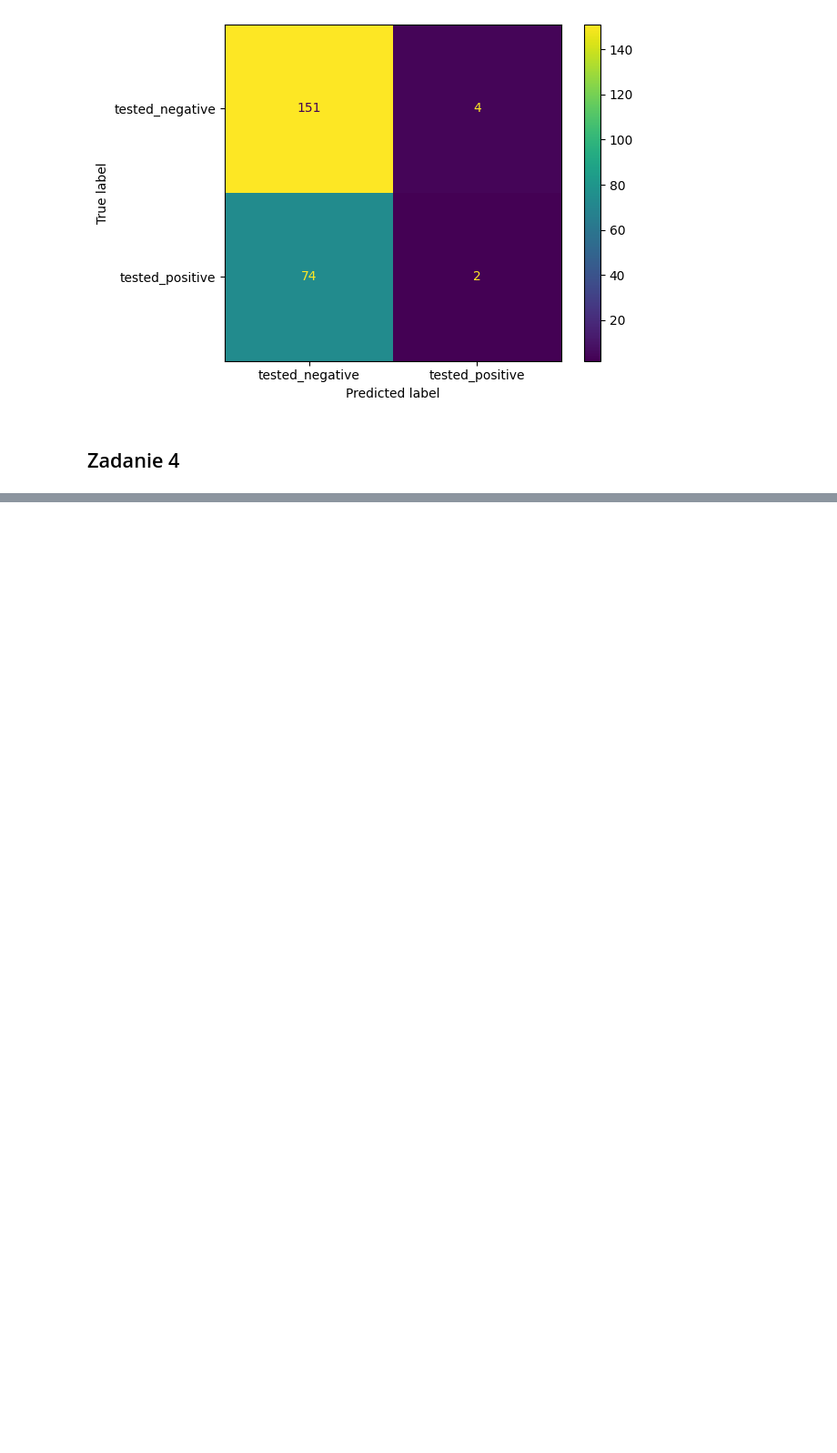
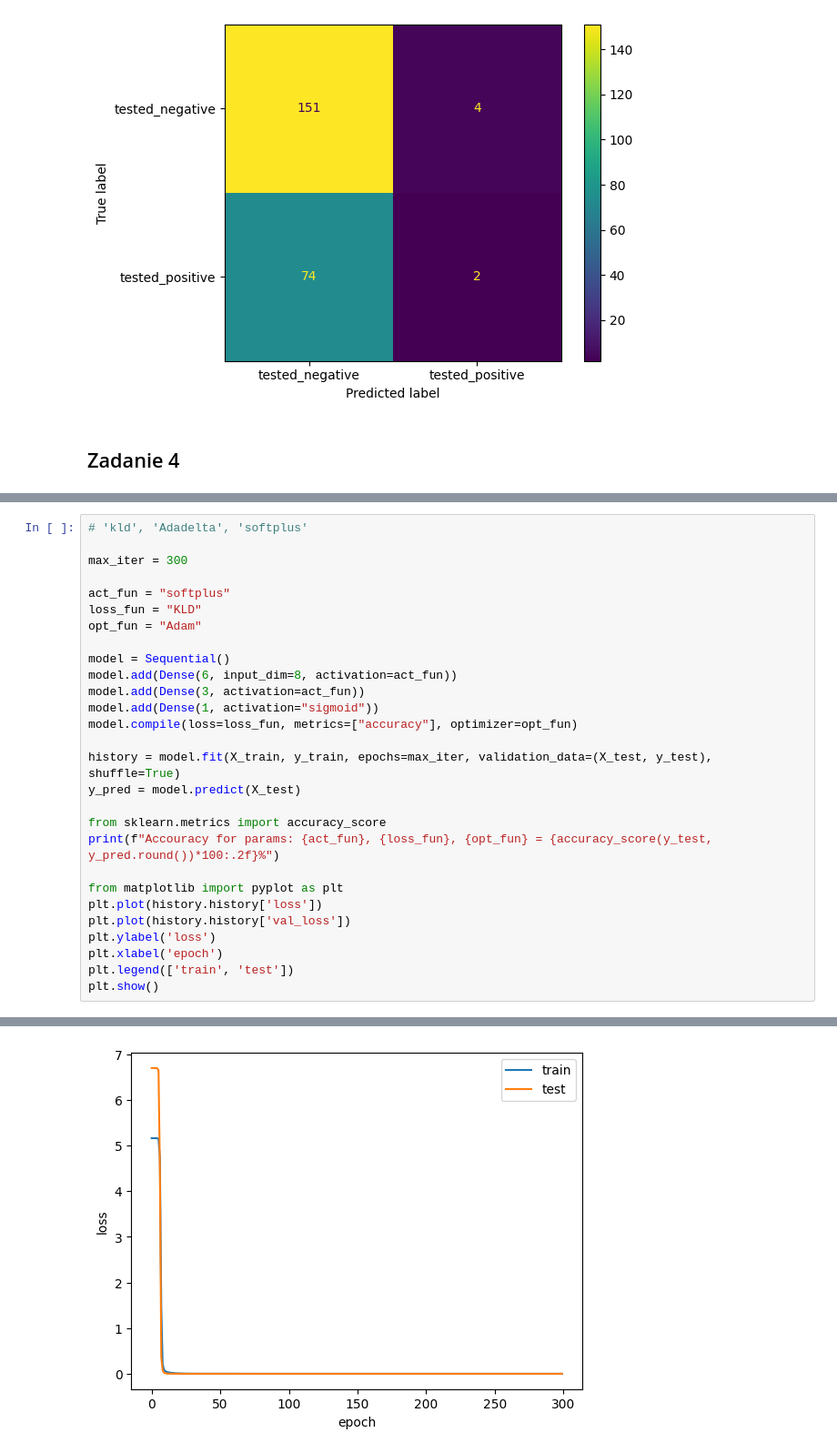
Before and after one commit to sregucki/IO_labs, a Jupyter notebook: notebooks/lab_05.ipynb, the cells around one changed output, grey strips where cells are left out. Shown at 91% size. Cells and saved outputs as stored; diff of their text form; blank space fills up the shorter version.

```diff
--- a/notebooks/lab_05.ipynb
+++ b/notebooks/lab_05.ipynb
@@ -244,0 +280,29 @@ Epoch 500/500
+# %%
+# 'kld', 'Adadelta', 'softplus'
+
+max_iter = 300
+
+act_fun = "softplus"
+loss_fun = "KLD"
+opt_fun = "Adam"
+
+model = Sequential()
+model.add(Dense(6, input_dim=8, activation=act_fun))
+model.add(Dense(3, activation=act_fun))
+model.add(Dense(1, activation="sigmoid"))
+model.compile(loss=loss_fun, metrics=["accuracy"], optimizer=opt_fun)
+
+history = model.fit(X_train, y_train, epochs=max_iter, validation_data=(X_test, y_test), shuffle=True)
+y_pred = model.predict(X_test)
+
+from sklearn.metrics import accuracy_score
+print(f"Accouracy for params: {act_fun}, {loss_fun}, {opt_fun} = {accuracy_score(y_test, y_pred.round())*100:.2f}%")
+
+from matplotlib import pyplot as plt
+plt.plot(history.history['loss'])
+plt.plot(history.history['val_loss'])
+plt.ylabel('loss')
+plt.xlabel('epoch')
+plt.legend(['train', 'test'])
+plt.show()
+# %% [output]
@@ -244,0 +326 @@ Epoch 500/500
+[figure, added]
```
Also changed, not shown: parts of 8 cells of this notebook, 2 other files.
